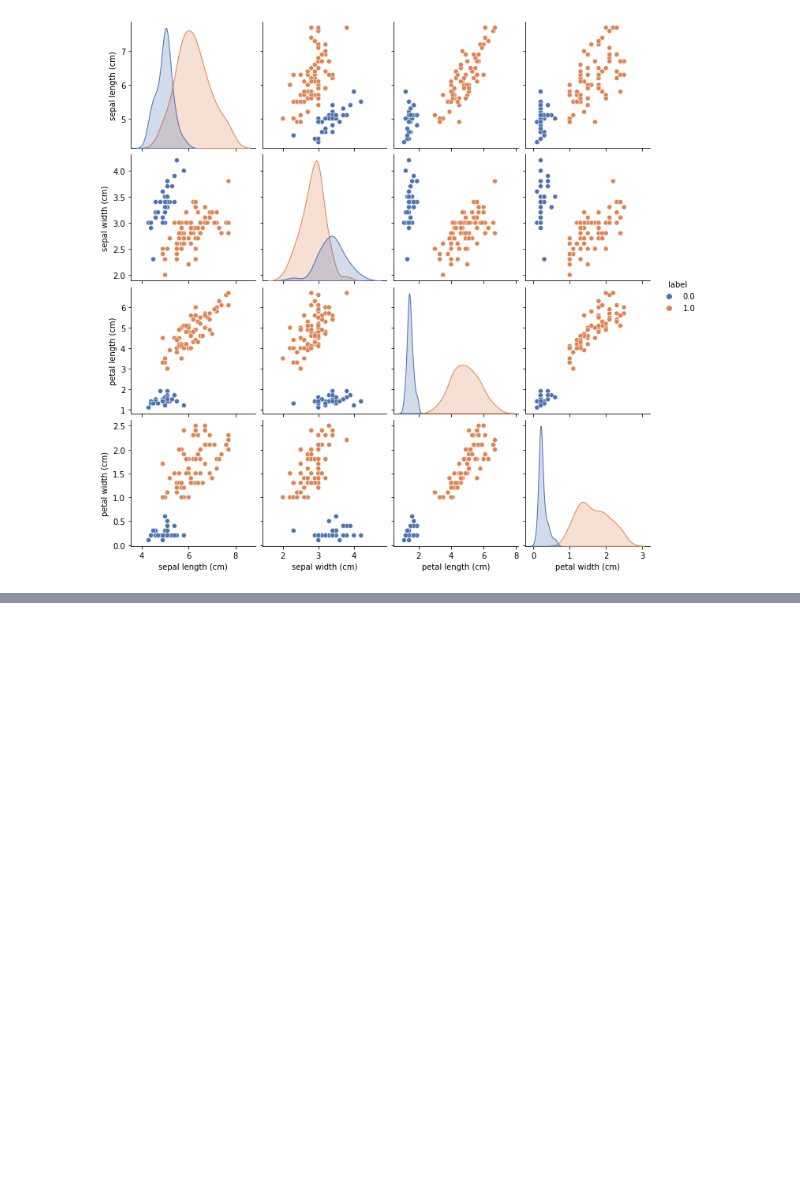
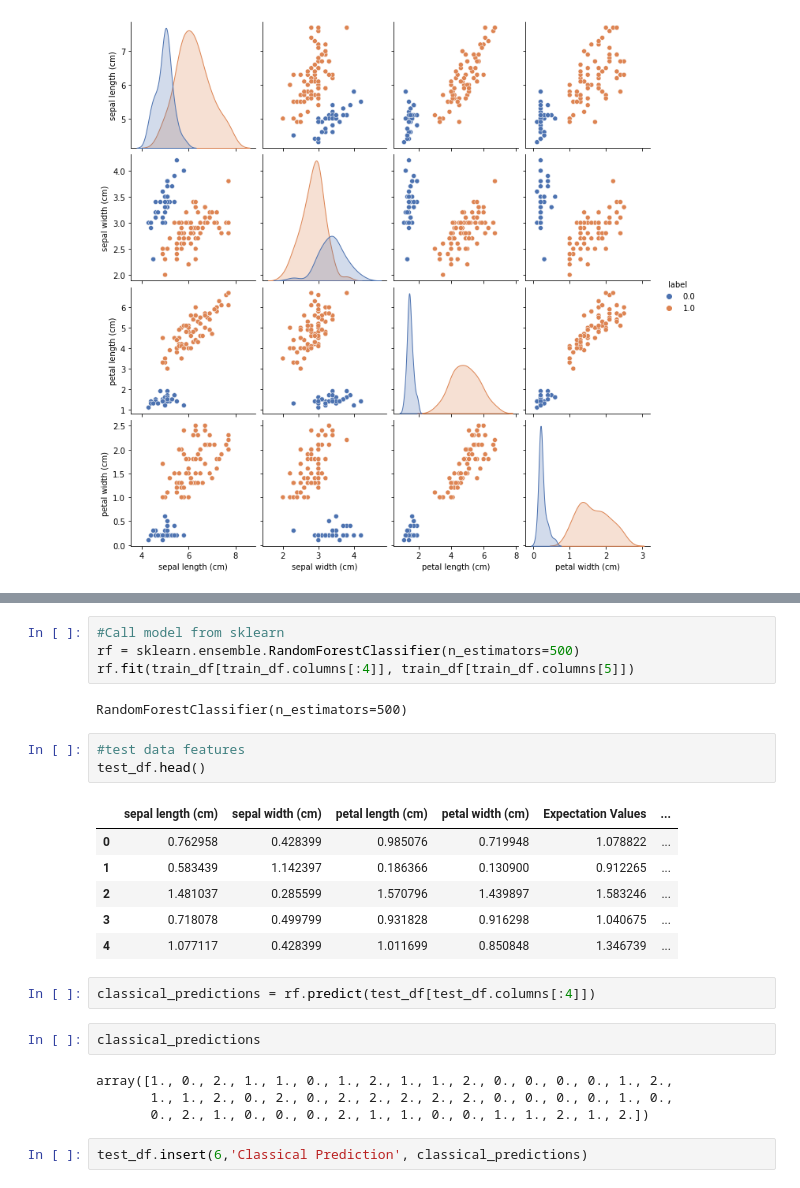
Before and after one commit to GeorgeWilliam1999/Q-computing, a Jupyter notebook: Quantum_XAI.ipynb, the cells around one changed output, grey strips where cells are left out. Saved outputs shown, nothing was run; the diff lists cells and outputs as text; blank space fills up the shorter version.

```diff
--- a/Quantum_XAI.ipynb
+++ b/Quantum_XAI.ipynb
@@ -528,0 +609,26 @@ sns.pairplot(train_df_bi, hue="label", palette = 'deep')
+# %%
+#Call model from sklearn
+rf = sklearn.ensemble.RandomForestClassifier(n_estimators=500)
+rf.fit(train_df[train_df.columns[:4]], train_df[train_df.columns[5]])
+# %% [output]
+RandomForestClassifier(n_estimators=500)
+# %%
+#test data features
+test_df.head()
+# %% [output]
+|  | sepal length (cm) | sepal width (cm) | petal length (cm) | petal width (cm) | Expectation Values | ... |
+| 0 | 0.762958 | 0.428399 | 0.985076 | 0.719948 | 1.078822 | ... |
+| 1 | 0.583439 | 1.142397 | 0.186366 | 0.130900 | 0.912265 | ... |
+| 2 | 1.481037 | 0.285599 | 1.570796 | 1.439897 | 1.583246 | ... |
+| 3 | 0.718078 | 0.499799 | 0.931828 | 0.916298 | 1.040675 | ... |
+| 4 | 1.077117 | 0.428399 | 1.011699 | 0.850848 | 1.346739 | ... |
+# %%
+classical_predictions = rf.predict(test_df[test_df.columns[:4]])
+# %%
+classical_predictions
+# %% [output]
+array([1., 0., 2., 1., 1., 0., 1., 2., 1., 1., 2., 0., 0., 0., 0., 1., 2.,
+       1., 1., 2., 0., 2., 0., 2., 2., 2., 2., 2., 0., 0., 0., 0., 1., 0.,
+       0., 2., 1., 0., 0., 0., 2., 1., 1., 0., 0., 1., 1., 2., 1., 2.])
+# %%
+test_df.insert(6,'Classical Prediction', classical_predictions)
```
Also changed, not shown: parts of 23 cells of this notebook.
